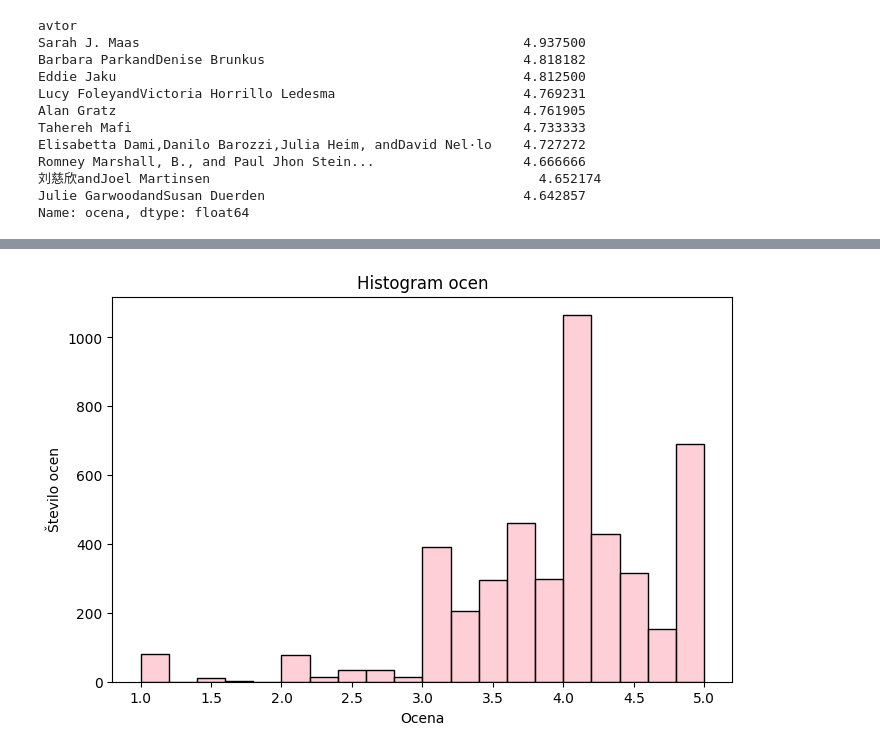
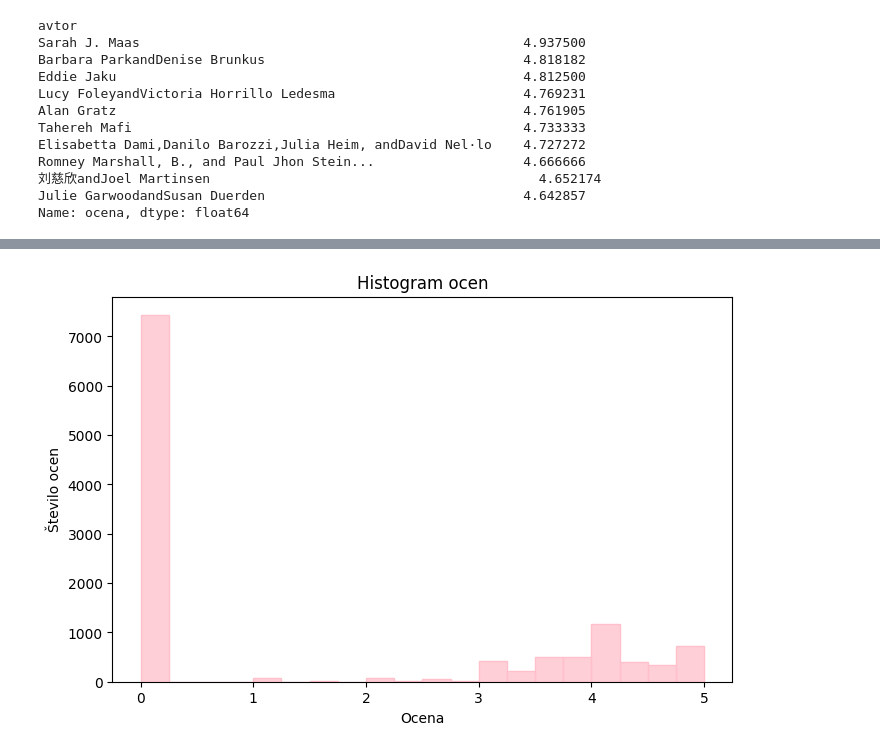
Before and after one commit to zalaplesec/Book-analysis, a Jupyter notebook: analiza.ipynb, the cells around one changed output, grey strips where cells are left out. Drawn from its saved outputs; the diff is of its cells as text; code cells hidden in the pictures.

```diff
--- a/analiza.ipynb
+++ b/analiza.ipynb
@@ -31,11 +31,11 @@ import pandas as pd
 knjige = pd.read_csv('knjige.csv', encoding='utf-8')
 pd.options.display.max_rows = 20
 
-knjige["ocena"] = pd.to_numeric(knjige["ocena"], errors="coerce")
-knjige["stevilo_ocen"] = pd.to_numeric(knjige["stevilo_ocen"], errors="coerce")
-knjige["want_to_read"] = pd.to_numeric(knjige["want_to_read"], errors="coerce")
-knjige["prva_izdaja"] = pd.to_numeric(knjige["prva_izdaja"], errors="coerce")
-knjige["stevilo_izdaj"] = pd.to_numeric(knjige["stevilo_izdaj"], errors="coerce")
+knjige["ocena"] = pd.to_numeric(knjige["ocena"], errors="coerce").fillna(0)
+knjige["stevilo_ocen"] = pd.to_numeric(knjige["stevilo_ocen"], errors="coerce").fillna(0)
+knjige["want_to_read"] = pd.to_numeric(knjige["want_to_read"], errors="coerce").fillna(0)
+knjige["prva_izdaja"] = pd.to_numeric(knjige["prva_izdaja"], errors="coerce").fillna(0)
+knjige["stevilo_izdaj"] = pd.to_numeric(knjige["stevilo_izdaj"], errors="coerce").fillna(0)
 
 knjige.head(20)
 # %% [output]
@@ -289,11 +289,11 @@ Name: count, Length: 495, dtype: int64
 # %%
 
 # Histogram ocen
 plt.figure(figsize=(8,5))
-sns.histplot(knjige["ocena"].dropna(), bins = 20, color="pink")
+sns.histplot(knjige["ocena"].dropna(), bins = 20, color="pink", edgecolor = "pink")
 plt.title("Histogram ocen")
 plt.xlabel("Ocena")
 plt.ylabel("Število ocen")
 plt.show()
 # %% [output]
-[figure, old version]
+[figure, new version]
```
Also changed, not shown: parts of 15 cells of this notebook.
